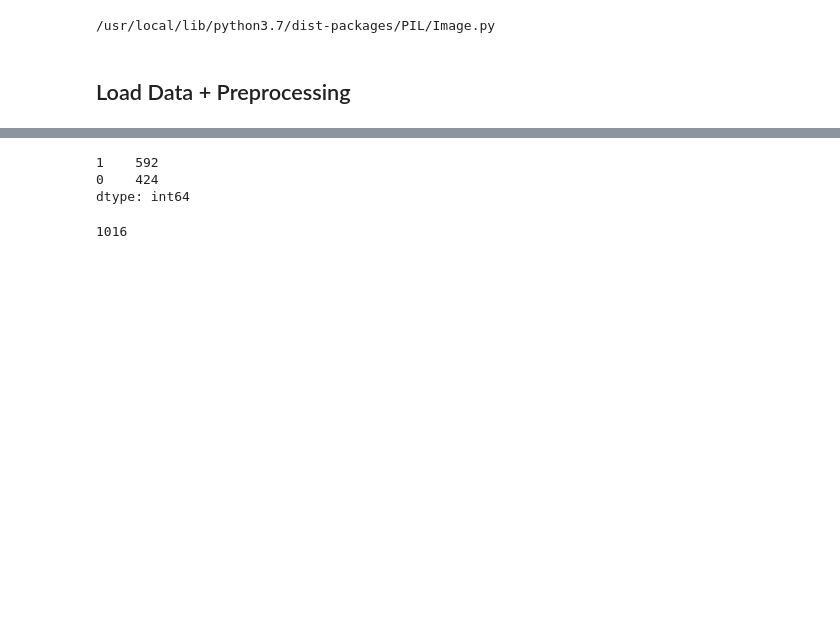
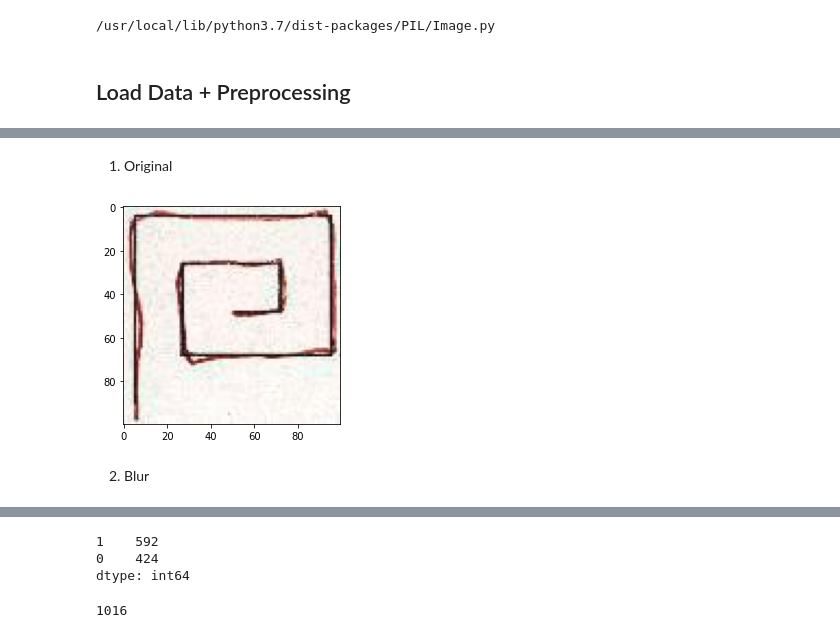
Before and after one commit to PDNow-Research/PDNow, a Jupyter notebook: HandPD/NeuralNets/CNN_Tensorflow.ipynb, the cells around one changed output, grey strips where cells are left out. Saved outputs shown, nothing was run; the diff lists cells and outputs as text; code cells hidden in the pictures; blank space fills up the shorter version.

```diff
--- a/HandPD/NeuralNets/CNN_Tensorflow.ipynb
+++ b/HandPD/NeuralNets/CNN_Tensorflow.ipynb
@@ -38,15 +38,18 @@ def extract_images(path, c): # path of data, class of data
 
   for file in glob.glob(path):
     filename_arr.append(file) # filenames, not going to use them for now. Might need them later.
-    image = Image.open(file)
+
+    # not going to resize first, may do later if needed
+    """image = Image.open(file)
     height_percent = (fixed_height / float(image.size[1]))
     width_size = int((float(image.size[0]) * float(height_percent)))
     image = image.resize((width_size, fixed_height), PIL.Image.NEAREST)
-    image.save(file)
+    image.save(file) """
 
     x = cv2.imread(file)
     # print(x.shape)
-    x = x[:,:,0] # removing all color channels to make data smaller and possible to use
+    # We'll remove the color channels later, first we want to do some extraction
+    # x = x[:,:,0] # removing all color channels to make data smaller and possible to use
     X_arr.append(x)
 
   y_arr = [c] * len(X_arr)
@@ -54,0 +60,6 @@ def extract_images(path, c): # path of data, class of data
+# %%
+X_meah, y_meah = extract_images("/content/drive/MyDrive/Data/Images/Old_Meander/MeanderControl/*.*",0)
+X_meap, y_meap = extract_images("/content/drive/MyDrive/Data/Images/Old_Meander/MeanderPatients/*.*",1)
+
+X_meander = X_meah + X_meap
+y_meander = y_meah + y_meap
@@ -54,0 +70,2 @@ def extract_images(path, c): # path of data, class of data
+# %%
+test_im = X_meander[0].copy()
@@ -54,0 +88,10 @@ def extract_images(path, c): # path of data, class of data
+# %% [markdown]
+1. Original
+# %%
+im = Image.fromarray(test_im)
+plt.imshow(im)
+plt.show()
+# %% [output]
+[figure, added]
+# %% [markdown]
+2. Blur
```
Also changed, not shown: parts of 11 cells of this notebook.
